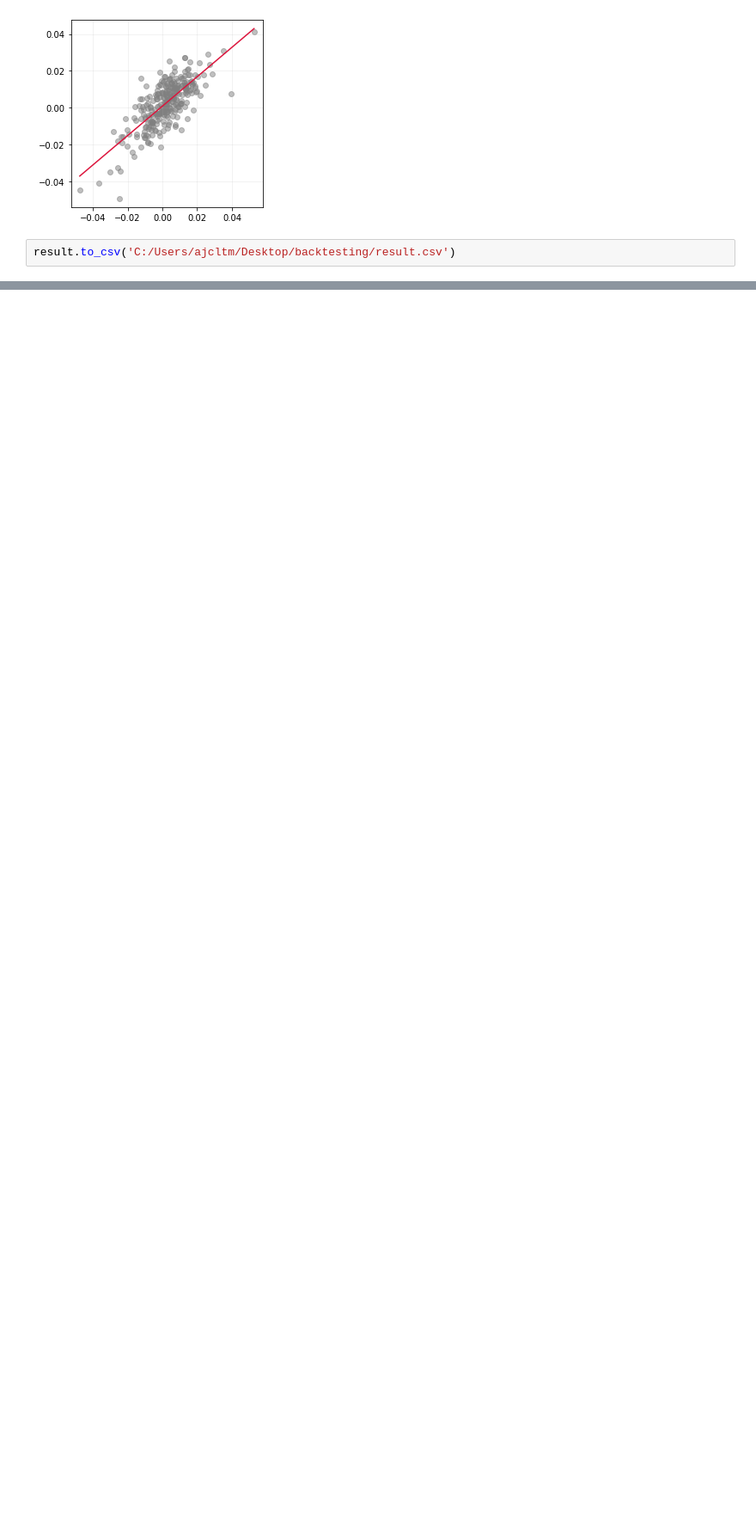
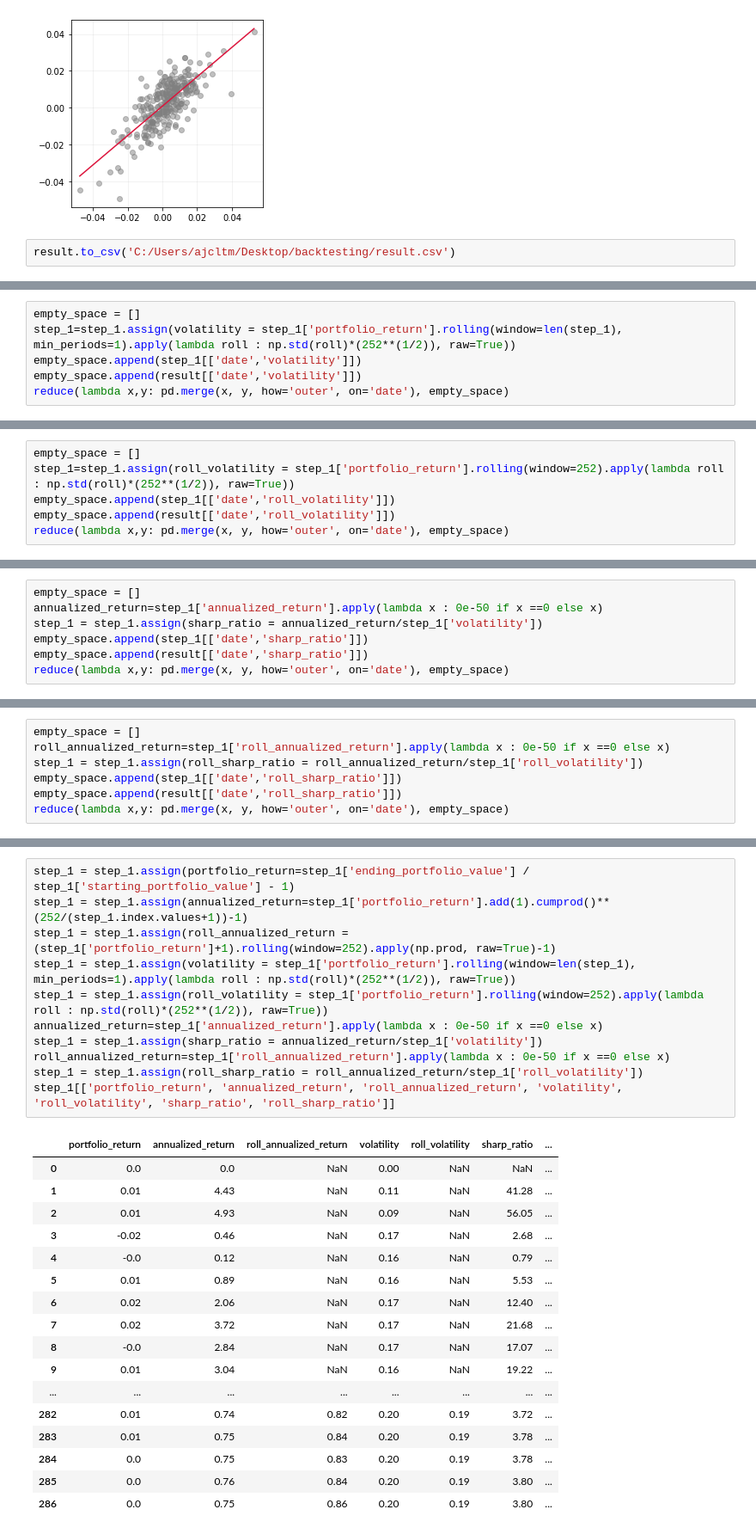
Before and after one commit to ajcltm/BackTesting, a Jupyter notebook: quality_value(7.18).ipynb, the cells around one changed output, grey strips where cells are left out. Shown at 86% size. Cells and saved outputs as stored; diff of their text form; blank space fills up the shorter version.

```diff
--- a/quality_value(7.18).ipynb
+++ b/quality_value(7.18).ipynb
@@ -347,0 +348,6 @@ result.to_csv('C:/Users/ajcltm/Desktop/backtesting/result.csv')
+# %%
+empty_space = []
+step_1=step_1.assign(volatility = step_1['portfolio_return'].rolling(window=len(step_1), min_periods=1).apply(lambda roll : np.std(roll)*(252**(1/2)), raw=True))
+empty_space.append(step_1[['date','volatility']])
+empty_space.append(result[['date','volatility']])
+reduce(lambda x,y: pd.merge(x, y, how='outer', on='date'), empty_space)
@@ -347,0 +372,6 @@ result.to_csv('C:/Users/ajcltm/Desktop/backtesting/result.csv')
+# %%
+empty_space = []
+step_1=step_1.assign(roll_volatility = step_1['portfolio_return'].rolling(window=252).apply(lambda roll : np.std(roll)*(252**(1/2)), raw=True))
+empty_space.append(step_1[['date','roll_volatility']])
+empty_space.append(result[['date','roll_volatility']])
+reduce(lambda x,y: pd.merge(x, y, how='outer', on='date'), empty_space)
@@ -347,0 +396,7 @@ result.to_csv('C:/Users/ajcltm/Desktop/backtesting/result.csv')
+# %%
+empty_space = []
+annualized_return=step_1['annualized_return'].apply(lambda x : 0e-50 if x ==0 else x)
+step_1 = step_1.assign(sharp_ratio = annualized_return/step_1['volatility'])
+empty_space.append(step_1[['date','sharp_ratio']])
+empty_space.append(result[['date','sharp_ratio']])
+reduce(lambda x,y: pd.merge(x, y, how='outer', on='date'), empty_space)
@@ -347,0 +421,7 @@ result.to_csv('C:/Users/ajcltm/Desktop/backtesting/result.csv')
+# %%
+empty_space = []
+roll_annualized_return=step_1['roll_annualized_return'].apply(lambda x : 0e-50 if x ==0 else x)
+step_1 = step_1.assign(roll_sharp_ratio = roll_annualized_return/step_1['roll_volatility'])
+empty_space.append(step_1[['date','roll_sharp_ratio']])
+empty_space.append(result[['date','roll_sharp_ratio']])
+reduce(lambda x,y: pd.merge(x, y, how='outer', on='date'), empty_space)
@@ -347,0 +446,29 @@ result.to_csv('C:/Users/ajcltm/Desktop/backtesting/result.csv')
+# %%
+step_1 = step_1.assign(portfolio_return=step_1['ending_portfolio_value'] / step_1['starting_portfolio_value'] - 1)
+step_1 = step_1.assign(annualized_return=step_1['portfolio_return'].add(1).cumprod()**(252/(step_1.index.values+1))-1)
+step_1 = step_1.assign(roll_annualized_return = (step_1['portfolio_return']+1).rolling(window=252).apply(np.prod, raw=True)-1)
+step_1 = step_1.assign(volatility = step_1['portfolio_return'].rolling(window=len(step_1), min_periods=1).apply(lambda roll : np.std(roll)*(252**(1/2)), raw=True))
+step_1 = step_1.assign(roll_volatility = step_1['portfolio_return'].rolling(window=252).apply(lambda roll : np.std(roll)*(252**(1/2)), raw=True))
+annualized_return=step_1['annualized_return'].apply(lambda x : 0e-50 if x ==0 else x)
+step_1 = step_1.assign(sharp_ratio = annualized_return/step_1['volatility'])
+roll_annualized_return=step_1['roll_annualized_return'].apply(lambda x : 0e-50 if x ==0 else x)
+step_1 = step_1.assign(roll_sharp_ratio = roll_annualized_return/step_1['roll_volatility'])
+step_1[['portfolio_return', 'annualized_return', 'roll_annualized_return', 'volatility', 'roll_volatility', 'sharp_ratio', 'roll_sharp_ratio']]
+# %% [output]
+|  | portfolio_return | annualized_return | roll_annualized_return | volatility | roll_volatility | sharp_ratio | ... |
+| 0 | 0.0 | 0.0 | NaN | 0.00 | NaN | NaN | ... |
+| 1 | 0.01 | 4.43 | NaN | 0.11 | NaN | 41.28 | ... |
+| 2 | 0.01 | 4.93 | NaN | 0.09 | NaN | 56.05 | ... |
+| 3 | -0.02 | 0.46 | NaN | 0.17 | NaN | 2.68 | ... |
+| 4 | -0.0 | 0.12 | NaN | 0.16 | NaN | 0.79 | ... |
+| 5 | 0.01 | 0.89 | NaN | 0.16 | NaN | 5.53 | ... |
+| 6 | 0.02 | 2.06 | NaN | 0.17 | NaN | 12.40 | ... |
+| 7 | 0.02 | 3.72 | NaN | 0.17 | NaN | 21.68 | ... |
+| 8 | -0.0 | 2.84 | NaN | 0.17 | NaN | 17.07 | ... |
+| 9 | 0.01 | 3.04 | NaN | 0.16 | NaN | 19.22 | ... |
+| ... | ... | ... | ... | ... | ... | ... | ... |
+| 282 | 0.01 | 0.74 | 0.82 | 0.20 | 0.19 | 3.72 | ... |
+| 283 | 0.01 | 0.75 | 0.84 | 0.20 | 0.19 | 3.78 | ... |
+| 284 | 0.0 | 0.75 | 0.83 | 0.20 | 0.19 | 3.78 | ... |
+| 285 | 0.0 | 0.76 | 0.84 | 0.20 | 0.19 | 3.80 | ... |
+| 286 | 0.0 | 0.75 | 0.86 | 0.20 | 0.19 | 3.80 | ... |
```
Also changed, not shown: parts of 9 cells of this notebook.
